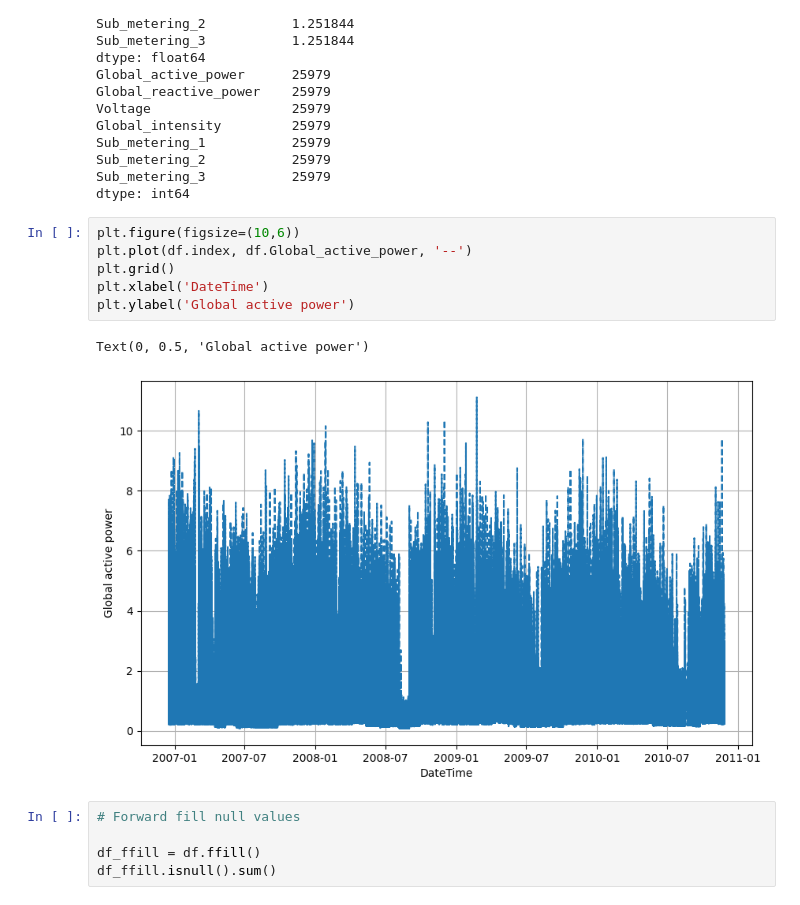
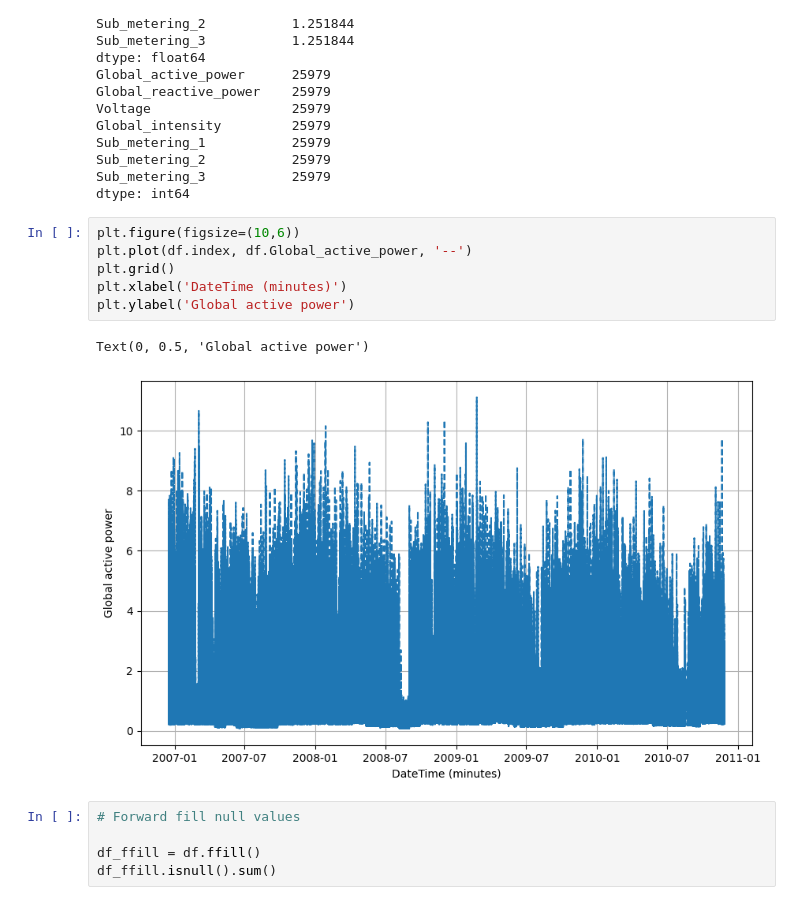
Before and after one commit to Azie88/Electricity_Forecasting_Prophet, a Jupyter notebook: Prophet_Notebook.ipynb, the cells around one changed output. Cells and saved outputs as stored; diff of their text form.

```diff
--- a/Prophet_Notebook.ipynb
+++ b/Prophet_Notebook.ipynb
@@ -169,12 +183,12 @@ dtype: int64
 # %%
 plt.figure(figsize=(10,6))
 plt.plot(df.index, df.Global_active_power, '--')
 plt.grid()
-plt.xlabel('DateTime')
+plt.xlabel('DateTime (minutes)')
 plt.ylabel('Global active power')
 # %% [output]
 Text(0, 0.5, 'Global active power')
-[figure, old version]
+[figure, new version]
 # %%
 # Forward fill null values
 
```
Also changed, not shown: parts of 13 cells of this notebook.
